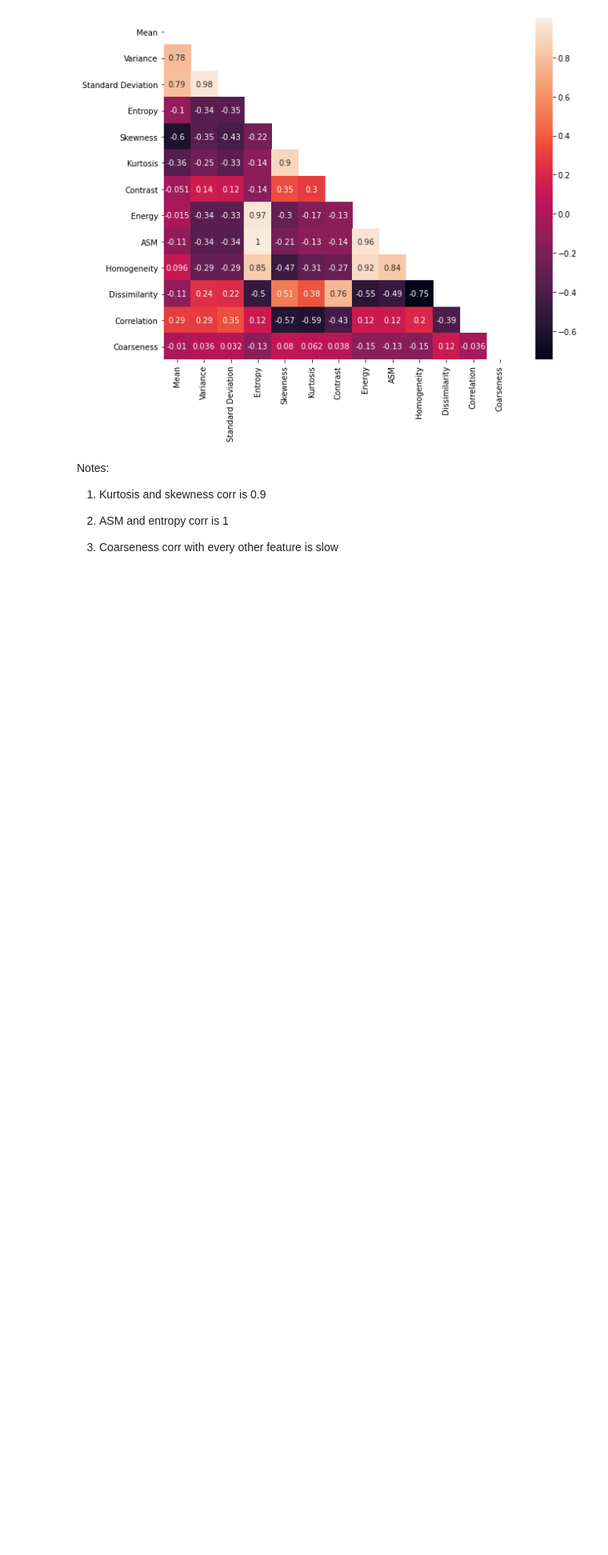
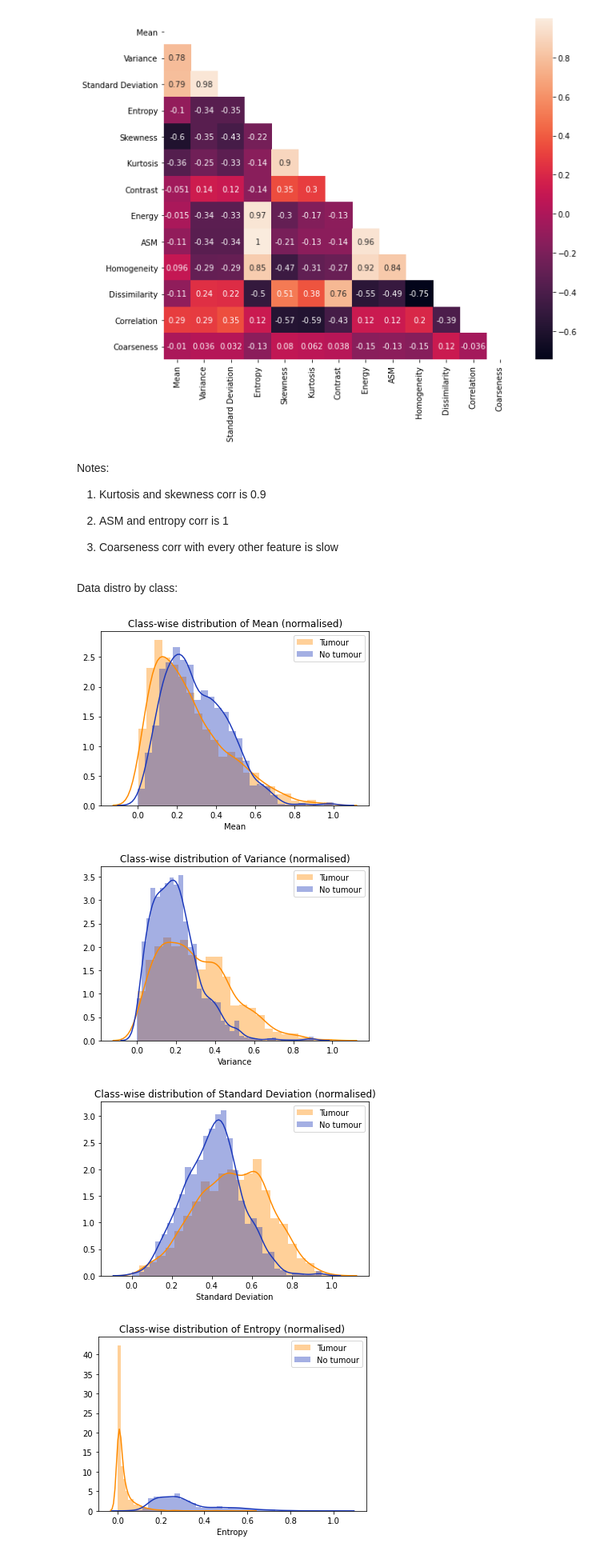
Before and after one commit to jerryadamsfranklin/brain-tumour-detection, a Jupyter notebook: eda.ipynb, the cells around one changed output. Shown at 80% size. Drawn from its saved outputs; the diff is of its cells as text; code cells hidden in the pictures; blank space fills up the shorter version.

Commit message:
added class-wise distros

```diff
--- a/eda.ipynb
+++ b/eda.ipynb
@@ -163,3 +163,24 @@ Notes:
 2. ASM and entropy corr is 1
 
 3. Coarseness corr with every other feature is slow
+# %% [markdown]
+Data distro by class:
+# %%
+def dataDistroByClass(data):
+#     i = 0
+
+    for col in data:
+        sns.distplot(normal_data[normal_data['Class'] == 1][col], kde = True, hist = True, color = '#ff8b00', label = 'Tumour')
+        sns.distplot(normal_data[normal_data['Class'] == 0][col], kde = True, hist = True, color = '#1c39bb', label = 'No tumour')
+        plt.title('Class-wise distribution of ' + col + ' (normalised)')
+#         plt.ylabel('KDE')
+        plt.legend()
+        plt.show()
+        plt.close()
+# %%
+dataDistroByClass(normal_data[normal_data.columns[: 13]])
+# %% [output]
+[figure, added]
+[figure, added]
+[figure, added]
+[figure, added]
```
Also changed, not shown: parts of 2 cells of this notebook.
